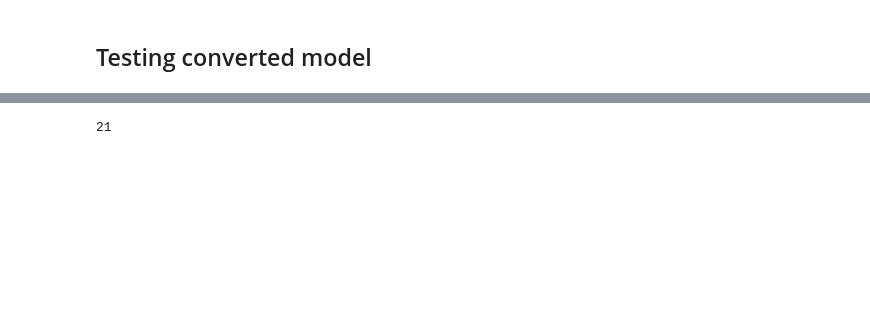
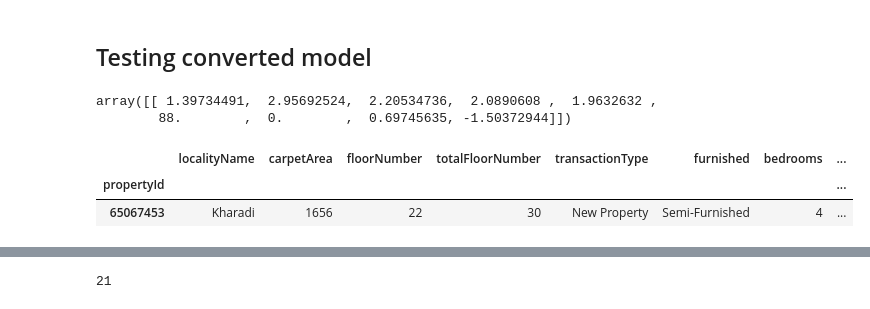
Before and after one commit to joshiaditya0511/pune-house-price-prediction, a Jupyter notebook: Stationary/Iteration_3/FinalPipeline.ipynb, the cells around one changed output, grey strips where cells are left out. Drawn from its saved outputs; the diff is of its cells as text; code cells hidden in the pictures; blank space fills up the shorter version.

```diff
--- a/Stationary/Iteration_3/FinalPipeline.ipynb
+++ b/Stationary/Iteration_3/FinalPipeline.ipynb
@@ -603,5 +610,16 @@ ONNX model saved to PipelinesAndModels/prediction_pipeline_iteration_3.onnx
 # %% [markdown]
 ## Testing converted model
+# %%
+X_train_gb[0:1]
+# %% [output]
+array([[ 1.39734491,  2.95692524,  2.20534736,  2.0890608 ,  1.9632632 ,
+        88.        ,  0.        ,  0.69745635, -1.50372944]])
+# %%
+X_train.iloc[0:1]
+# %% [output]
+|  | localityName | carpetArea | floorNumber | totalFloorNumber | transactionType | furnished | bedrooms | ... |
+| propertyId |  |  |  |  |  |  |  | ... |
+| 65067453 | Kharadi | 1656 | 22 | 30 | New Property | Semi-Furnished | 4 | ... |
 # %%
 # --- (Optional but Recommended) Verify the ONNX Model in Python ---
 print("\nVerifying ONNX model prediction...")
```
Also changed, not shown: parts of 7 cells of this notebook, 21 other files.
